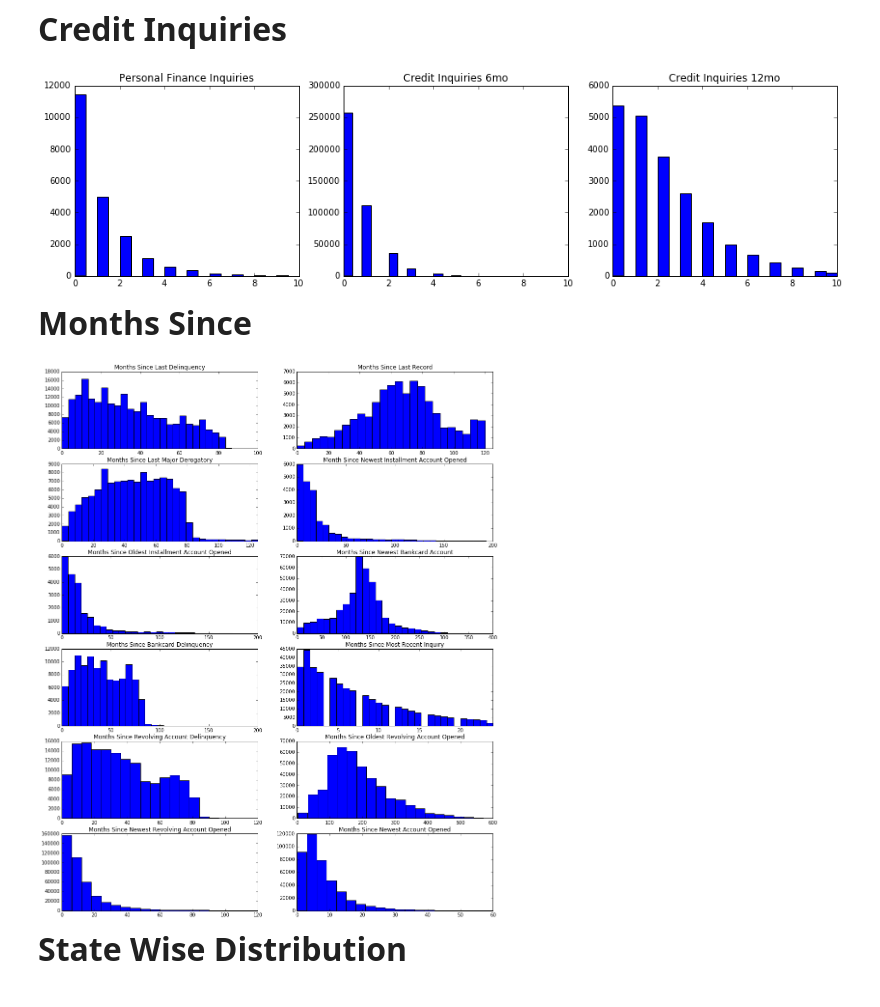
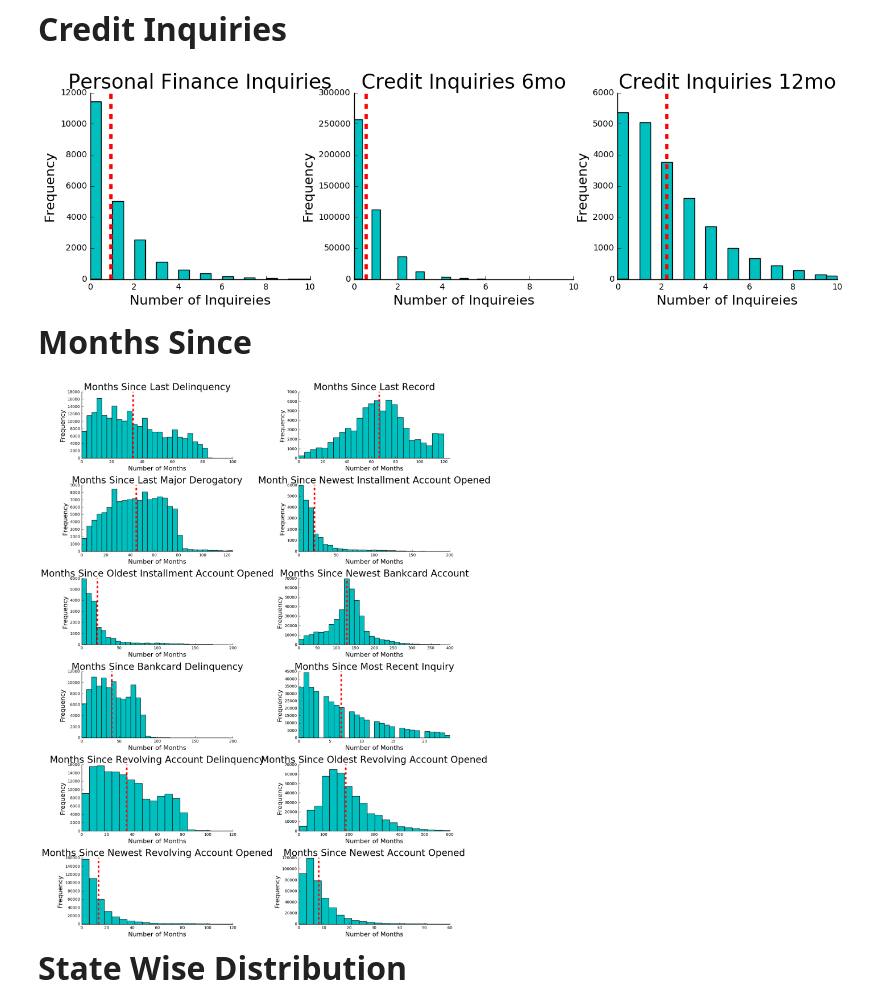
Before and after one commit to ankitagarwal/cs109a, a Jupyter notebook: base_notebook.ipynb, the cells around one changed output. Drawn from its saved outputs; the diff is of its cells as text; code cells hidden in the pictures.

```diff
--- a/base_notebook.ipynb
+++ b/base_notebook.ipynb
@@ -220,15 +220,28 @@ data.select_dtypes(include=["object"]).head()
 # %% [markdown]
 **<font size=6>Income</font>**
 # %%
-def plt_hist(x, x_min, x_max, log_trans, n_bins, title, ax):
+def plt_hist(x, x_min, x_max, log_trans, n_bins, title, ax, y_label, x_label, color):
     if log_trans:
         x = np.log10(x)
         x_min = np.log10(x_min)
         x_max = np.log10(x_max)
 
+    color_arr = ['c', 'b', 'm', 'g']
     x_plt = x[(x >= x_min) & (x <= x_max)]
-    ax.hist(x_plt, bins=n_bins)
+    ax.hist(x_plt, bins=n_bins, color=color_arr[color])
     ax.set_xlim([x_min, x_max])
-    ax.set_title(title)
+    ax.set_title(title, fontsize = 24)
+    ax.set_xlabel(x_label, fontsize = 16)
+    ax.set_ylabel(y_label, fontsize = 16)
+    ax.axvline(x.mean(), color='r', linestyle='dashed', linewidth=4)
+
+    # Remove the plot frame lines. They are unnecessary chartjunk.
+    ax.spines["top"].set_visible(False)
+    ax.spines["right"].set_visible(False)
+
+    # Ensure that the axis ticks only show up on the bottom and left of the plot.
+    # Ticks on the right and top of the plot are generally unnecessary chartjunk.
+    ax.get_xaxis().tick_bottom()
+    ax.get_yaxis().tick_left()
 # %%
 fig, ax = plt.subplots(2, 2, figsize=(16, 8))
@@ -358,31 +378,32 @@ plt.show()
 **<font size=6>Credit Inquiries</font>**
 # %%
 fig, ax = plt.subplots(1, 3, figsize=(16, 4))
-plt_hist(data.inq_fi, 0, 10, False, 20, "Personal Finance Inquiries", ax[0])
-plt_hist(data.inq_last_6mths, 0, 10, False, 15, "Credit Inquiries 6mo", ax[1])
-plt_hist(data.inq_last_12m, 0, 10, False, 20, "Credit Inquiries 12mo", ax[2])
+plt_hist(data.inq_fi, 0, 10, False, 20, "Personal Finance Inquiries", ax[0], "Frequency", "Number of Inquireies", 0)
+plt_hist(data.inq_last_6mths, 0, 10, False, 15, "Credit Inquiries 6mo", ax[1], "Frequency", "Number of Inquireies", 0)
+plt_hist(data.inq_last_12m, 0, 10, False, 20, "Credit Inquiries 12mo", ax[2], "Frequency", "Number of Inquireies", 0)
 plt.show()
 # %% [output]
-[figure, old version]
+[figure, new version]
 # %% [markdown]
 **<font size=6>Months Since</font>**
 # %%
 fig, ax = plt.subplots(6, 2, figsize=(16, 20))
-plt_hist(data.mths_since_last_delinq, 0, 100, False, 30, "Months Since Last Delinquency", ax[0][0])
-plt_hist(data.mths_since_last_record, 0, 125, False, 25, "Months Since Last Record", ax[0][1])
-plt_hist(data.mths_since_last_major_derog, 0, 125, False, 30, "Months Since Last Major Derogatory", ax[1][0])
-plt_hist(data.mths_since_rcnt_il, 0, 200, False, 30, "Month Since Newest Installment Account Opened", ax[1][1])
-plt_hist(data.mths_since_rcnt_il, 0, 200, False, 30, "Months Since Oldest Installment Account Opened", ax[2][0])
-plt_hist(data.mo_sin_old_il_acct, 0, 400, False, 30, "Months Since Newest Bankcard Account", ax[2][1])
-plt_hist(data.mths_since_recent_bc_dlq, 0, 200, False, 30, "Months Since Bankcard Delinquency", ax[3][0])
-plt_hist(data.mths_since_recent_inq, 0, 24, False, 30, "Months Since Most Recent Inquiry", ax[3][1])
-plt_hist(data.mths_since_recent_revol_delinq, 0, 120, False, 20, "Months Since Revolving Account Delinquency", ax[4][0])
-plt_hist(data.mo_sin_old_rev_tl_op, 0, 600, False, 20, "Months Since Oldest Revolving Account Opened", ax[4][1])
-plt_hist(data.mo_sin_rcnt_rev_tl_op, 0, 120, False, 20, "Months Since Newest Revolving Account Opened", ax[5][0])
-plt_hist(data.mo_sin_rcnt_tl, 0, 60, False, 20, "Months Since Newest Account Opened", ax[5][1])
+plt_hist(data.mths_since_last_delinq, 0, 100, False, 30, "Months Since Last Delinquency", ax[0][0], "Frequency", "Number of Months", 0)
+plt_hist(data.mths_since_last_record, 0, 125, False, 25, "Months Since Last Record", ax[0][1], "Frequency", "Number of Months", 0)
+plt_hist(data.mths_since_last_major_derog, 0, 125, False, 30, "Months Since Last Major Derogatory", ax[1][0], "Frequency", "Number of Months", 0)
+plt_hist(data.mths_since_rcnt_il, 0, 200, False, 30, "Month Since Newest Installment Account Opened", ax[1][1], "Frequency", "Number of Months", 0)
+plt_hist(data.mths_since_rcnt_il, 0, 200, False, 30, "Months Since Oldest Installment Account Opened", ax[2][0], "Frequency", "Number of Months", 0)
+plt_hist(data.mo_sin_old_il_acct, 0, 400, False, 30, "Months Since Newest Bankcard Account", ax[2][1], "Frequency", "Number of Months", 0)
+plt_hist(data.mths_since_recent_bc_dlq, 0, 200, False, 30, "Months Since Bankcard Delinquency", ax[3][0], "Frequency", "Number of Months", 0)
+plt_hist(data.mths_since_recent_inq, 0, 24, False, 30, "Months Since Most Recent Inquiry", ax[3][1], "Frequency", "Number of Months", 0)
+plt_hist(data.mths_since_recent_revol_delinq, 0, 120, False, 20, "Months Since Revolving Account Delinquency", ax[4][0], "Frequency", "Number of Months", 0)
+plt_hist(data.mo_sin_old_rev_tl_op, 0, 600, False, 20, "Months Since Oldest Revolving Account Opened", ax[4][1], "Frequency", "Number of Months", 0)
+plt_hist(data.mo_sin_rcnt_rev_tl_op, 0, 120, False, 20, "Months Since Newest Revolving Account Opened", ax[5][0], "Frequency", "Number of Months", 0)
+plt_hist(data.mo_sin_rcnt_tl, 0, 60, False, 20, "Months Since Newest Account Opened", ax[5][1], "Frequency", "Number of Months", 0)
+plt.tight_layout()
 plt.show()
 # %% [output]
-[figure, old version]
+[figure, new version]
 # %% [markdown]
 **<font size=6>State Wise Distribution</font>**
 # %%
```
Also changed, not shown: parts of 8 cells of this notebook, 1 other file.
